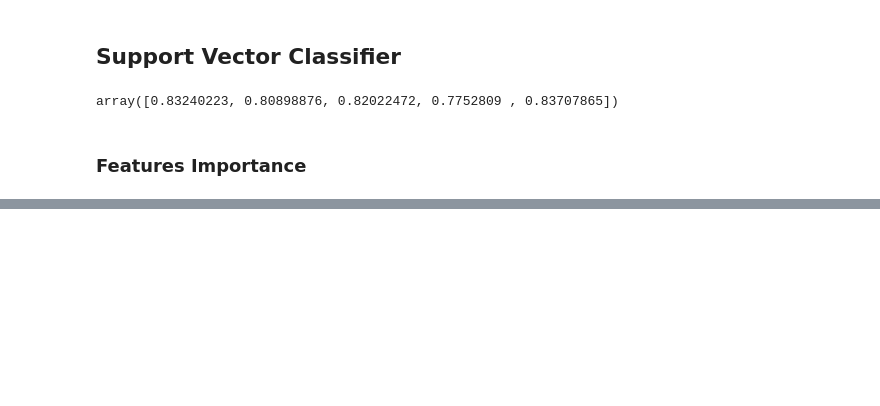
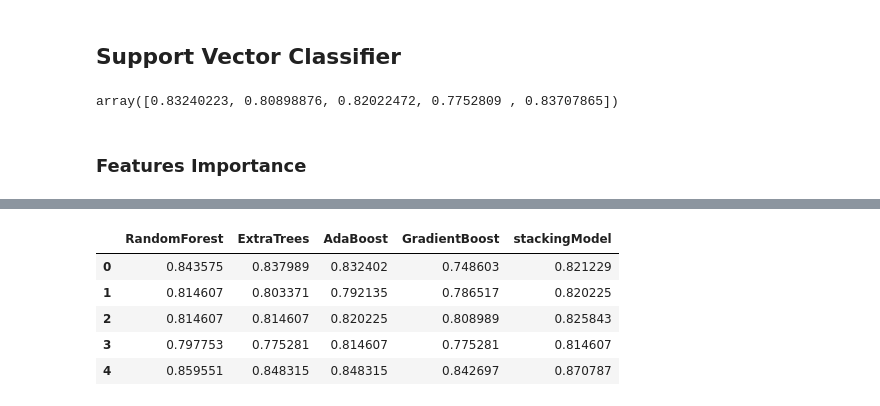
Before and after one commit to malhamid/Ensemble-Models, a Jupyter notebook: Ensemble-Models.ipynb, the cells around one changed output, grey strips where cells are left out. Drawn from its saved outputs; the diff is of its cells as text; code cells hidden in the pictures; blank space fills up the shorter version.

```diff
--- a/Ensemble-Models.ipynb
+++ b/Ensemble-Models.ipynb
@@ -566,0 +548,2 @@ NameError: name 'etc_pred_train' is not defined
+# %%
+x_train = np.column_stack(( etc_train_pred, rfc_train_pred, ada_train_pred, gbc_train_pred, svc_train_pred),)
@@ -567,14 +563,15 @@ NameError: name 'etc_pred_train' is not defined
 # %%
-gbm = xgb.XGBClassifier(
-    #learning_rate = 0.02,
- n_estimators= 2000,
- max_depth= 4,
- min_child_weight= 2,
- #gamma=1,
- gamma=0.9,
- subsample=0.8,
- colsample_bytree=0.8,
- objective= 'binary:logistic',
- nthread= -1,
- scale_pos_weight=1).fit(x_train, y_train)
-predictions = gbm.predict(x_test)
+def trainStackModel(x_train, y_train, x_test, n_folds, seed):
+    cv = KFold(n_splits= n_folds, random_state=seed)
+    gbm = xgb.XGBClassifier(
+     n_estimators= 2000,
+     max_depth= 4,
+     min_child_weight= 2,
+     gamma=0.9,
+     subsample=0.8,
+     colsample_bytree=0.8,
+     objective= 'binary:logistic',
+     scale_pos_weight=1).fit(x_train, y_train)
+
+    scores = cross_val_score(gbm, x_train, y_train, scoring='accuracy', cv=cv, n_jobs=-1)
+    return scores
@@ -588,0 +578,2 @@ NameError: name 'y_test' is not defined
+# %%
+stackModel_scores = trainStackModel(x_train, y_train, x_test, 5, 0)
@@ -588,0 +582,10 @@ NameError: name 'y_test' is not defined
+# %%
+acc_pred_train['stackingModel'] = stackModel_scores
+acc_pred_train
+# %% [output]
+|  | RandomForest | ExtraTrees | AdaBoost | GradientBoost | stackingModel |
+| 0 | 0.843575 | 0.837989 | 0.832402 | 0.748603 | 0.821229 |
+| 1 | 0.814607 | 0.803371 | 0.792135 | 0.786517 | 0.820225 |
+| 2 | 0.814607 | 0.814607 | 0.820225 | 0.808989 | 0.825843 |
+| 3 | 0.797753 | 0.775281 | 0.814607 | 0.775281 | 0.814607 |
+| 4 | 0.859551 | 0.848315 | 0.848315 | 0.842697 | 0.870787 |
```
Also changed, not shown: parts of 25 cells of this notebook.
